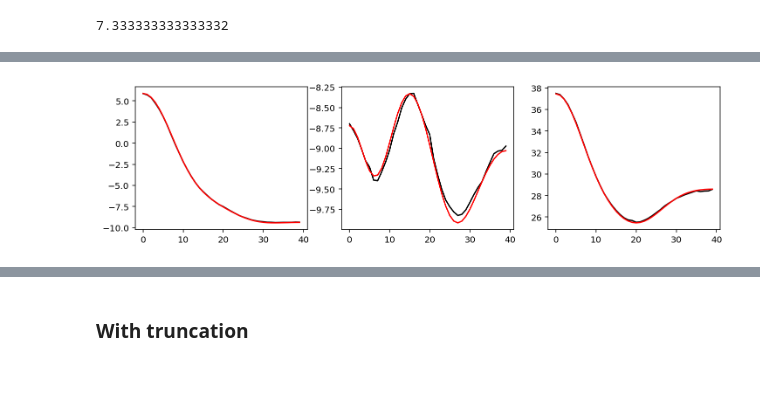
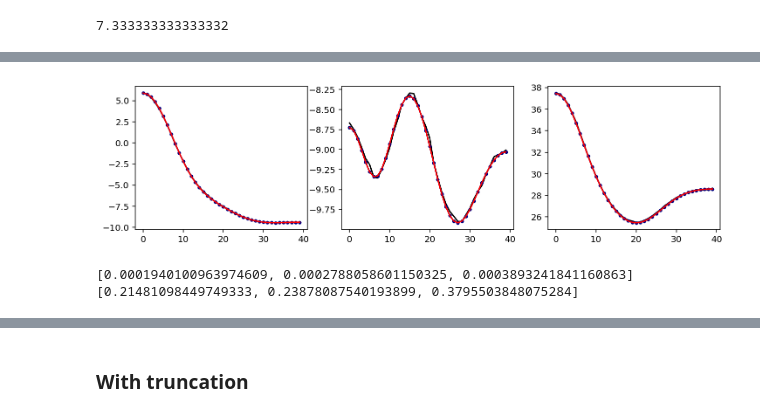
Before and after one commit to VLSF/SDC_notebooks, a Jupyter notebook: architectures/Chebyshev Neural Operator.ipynb, the cells around one changed output, grey strips where cells are left out. Cells and saved outputs as stored; diff of their text form; code cells hidden in the pictures; blank space fills up the shorter version.

Commit message:
add extra experiments and models evaluation

```diff
--- a/architectures/Chebyshev Neural Operator.ipynb
+++ b/architectures/Chebyshev Neural Operator.ipynb
@@ -168,10 +166,23 @@ plt.plot(e_test, color="red");
 # %%
 sample = 25
 prediction = model0(feature0_train[sample])
 
 fig, ax = plt.subplots(1, 3, figsize=(12, 3))
 for k in range(feature0_train[sample].shape[0]):
     ax[k].plot(prediction[k], color="black")
+    ax[k].plot(feature2_train[sample].reshape(3, 3, -1)[1, k, :], ".-", color="navy")
     ax[k].plot(targets0_train[sample][k], color="red");
 # %% [output]
-[figure, old version]
+[figure, new version]
+# %%
+sample = 25
+prediction = model0(feature0_train[sample])
+
+Errors_RK4 = [jnp.linalg.norm(feature2_train[sample].reshape(3, 3, -1)[1, k, :] - targets0_train[sample][k]) for k in range(3)]
+Errors_NO = [jnp.linalg.norm(prediction[k, :] - targets0_train[sample][k]) for k in range(3)]
+
+print([e.item() for e in Errors_RK4])
+print([e.item() for e in Errors_NO])
+# %% [output]
+[0.0001940100963974609, 0.0002788058601150325, 0.0003893241841160863]
+[0.21481098449749333, 0.23878087540193899, 0.3795503848075284]
```
Also changed, not shown: parts of 46 cells of this notebook.
